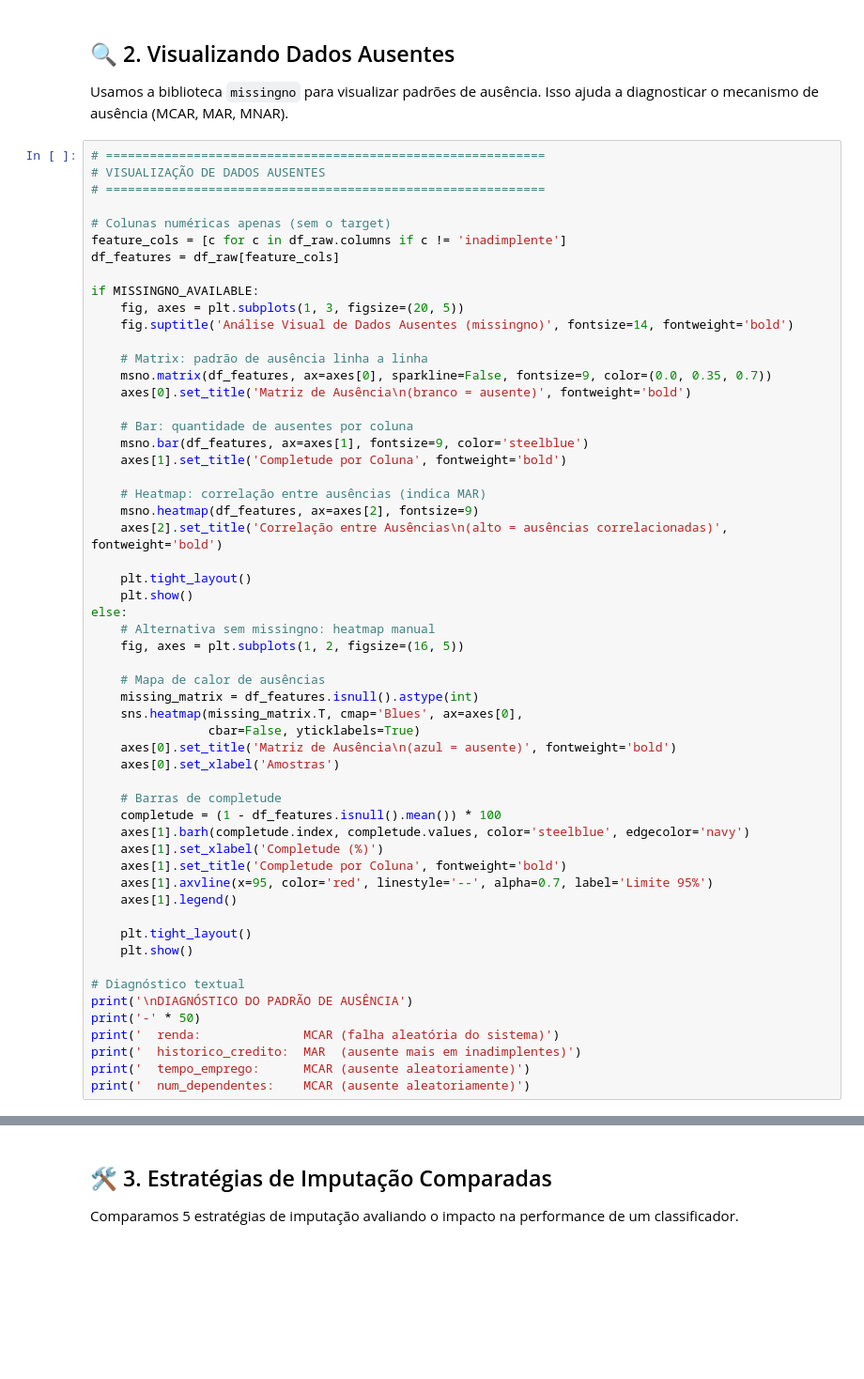
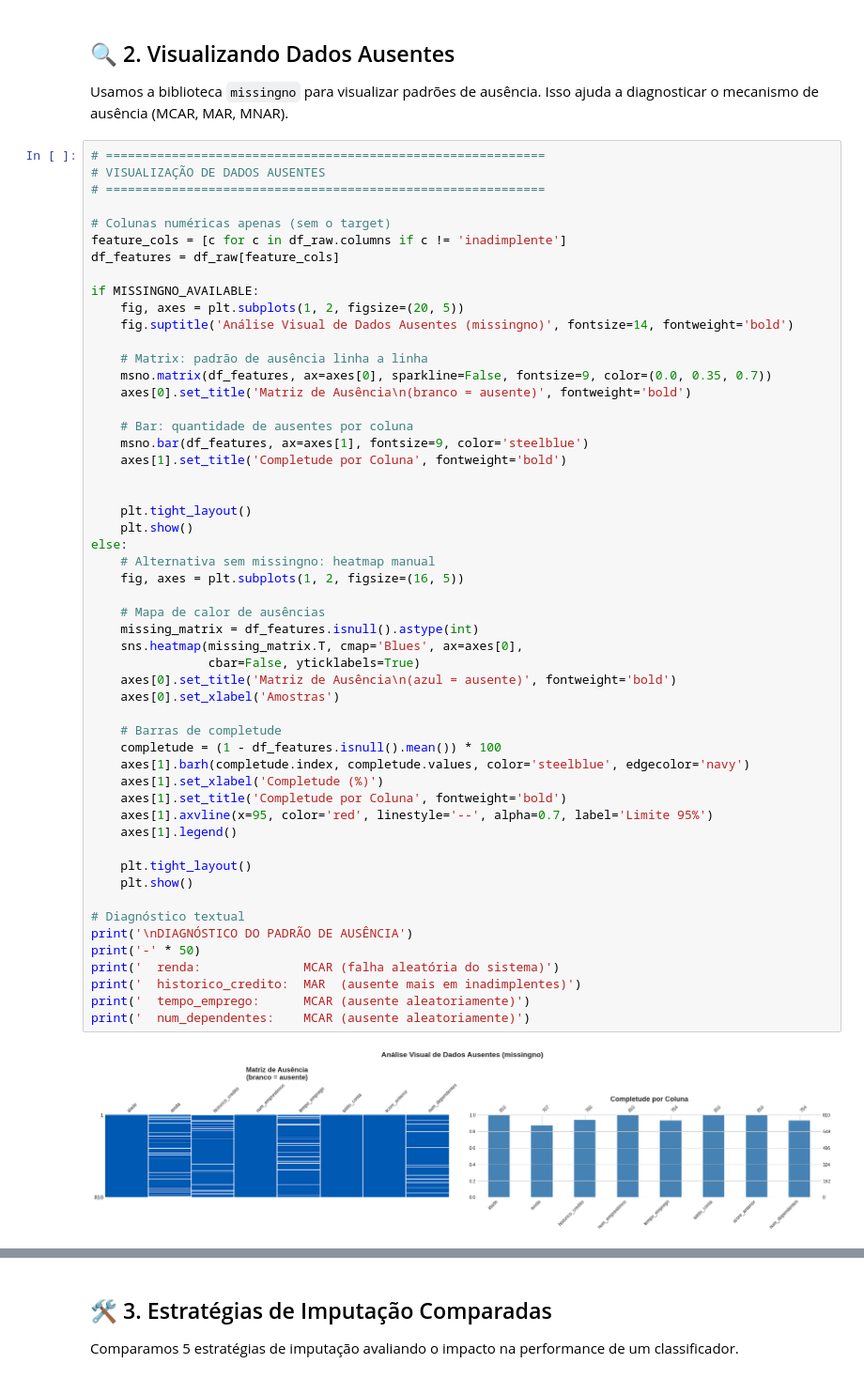
Before and after one commit to eltonsarmanho/DisciplinaMineracaoDados, a Jupyter notebook: Modulo2_PreProcessamento/Modulo2.ipynb, the cells around one changed output, grey strips where cells are left out. Shown at 94% size. Cells and saved outputs as stored; diff of their text form; blank space fills up the shorter version.

```diff
--- a/Modulo2_PreProcessamento/Modulo2.ipynb
+++ b/Modulo2_PreProcessamento/Modulo2.ipynb
@@ -262,7 +318,7 @@ feature_cols = [c for c in df_raw.columns if c != 'inadimplente']
 df_features = df_raw[feature_cols]
 
 if MISSINGNO_AVAILABLE:
-    fig, axes = plt.subplots(1, 3, figsize=(20, 5))
+    fig, axes = plt.subplots(1, 2, figsize=(20, 5))
     fig.suptitle('Análise Visual de Dados Ausentes (missingno)', fontsize=14, fontweight='bold')
 
     # Matrix: padrão de ausência linha a linha
@@ -273,38 +329,37 @@ if MISSINGNO_AVAILABLE:
     msno.bar(df_features, ax=axes[1], fontsize=9, color='steelblue')
     axes[1].set_title('Completude por Coluna', fontweight='bold')
 
-    # Heatmap: correlação entre ausências (indica MAR)
-    msno.heatmap(df_features, ax=axes[2], fontsize=9)
-    axes[2].set_title('Correlação entre Ausências\n(alto = ausências correlacionadas)', fontweight='bold')
 
     plt.tight_layout()
     plt.show()
 else:
     # Alternativa sem missingno: heatmap manual
     fig, axes = plt.subplots(1, 2, figsize=(16, 5))
 
     # Mapa de calor de ausências
     missing_matrix = df_features.isnull().astype(int)
     sns.heatmap(missing_matrix.T, cmap='Blues', ax=axes[0],
                 cbar=False, yticklabels=True)
     axes[0].set_title('Matriz de Ausência\n(azul = ausente)', fontweight='bold')
     axes[0].set_xlabel('Amostras')
 
     # Barras de completude
     completude = (1 - df_features.isnull().mean()) * 100
     axes[1].barh(completude.index, completude.values, color='steelblue', edgecolor='navy')
     axes[1].set_xlabel('Completude (%)')
     axes[1].set_title('Completude por Coluna', fontweight='bold')
     axes[1].axvline(x=95, color='red', linestyle='--', alpha=0.7, label='Limite 95%')
     axes[1].legend()
 
     plt.tight_layout()
     plt.show()
 
 # Diagnóstico textual
 print('\nDIAGNÓSTICO DO PADRÃO DE AUSÊNCIA')
 print('-' * 50)
 print('  renda:              MCAR (falha aleatória do sistema)')
 print('  historico_credito:  MAR  (ausente mais em inadimplentes)')
 print('  tempo_emprego:      MCAR (ausente aleatoriamente)')
 print('  num_dependentes:    MCAR (ausente aleatoriamente)')
+# %% [output]
+[figure, added]
```
Also changed, not shown: parts of 16 cells of this notebook, 1 other file.
